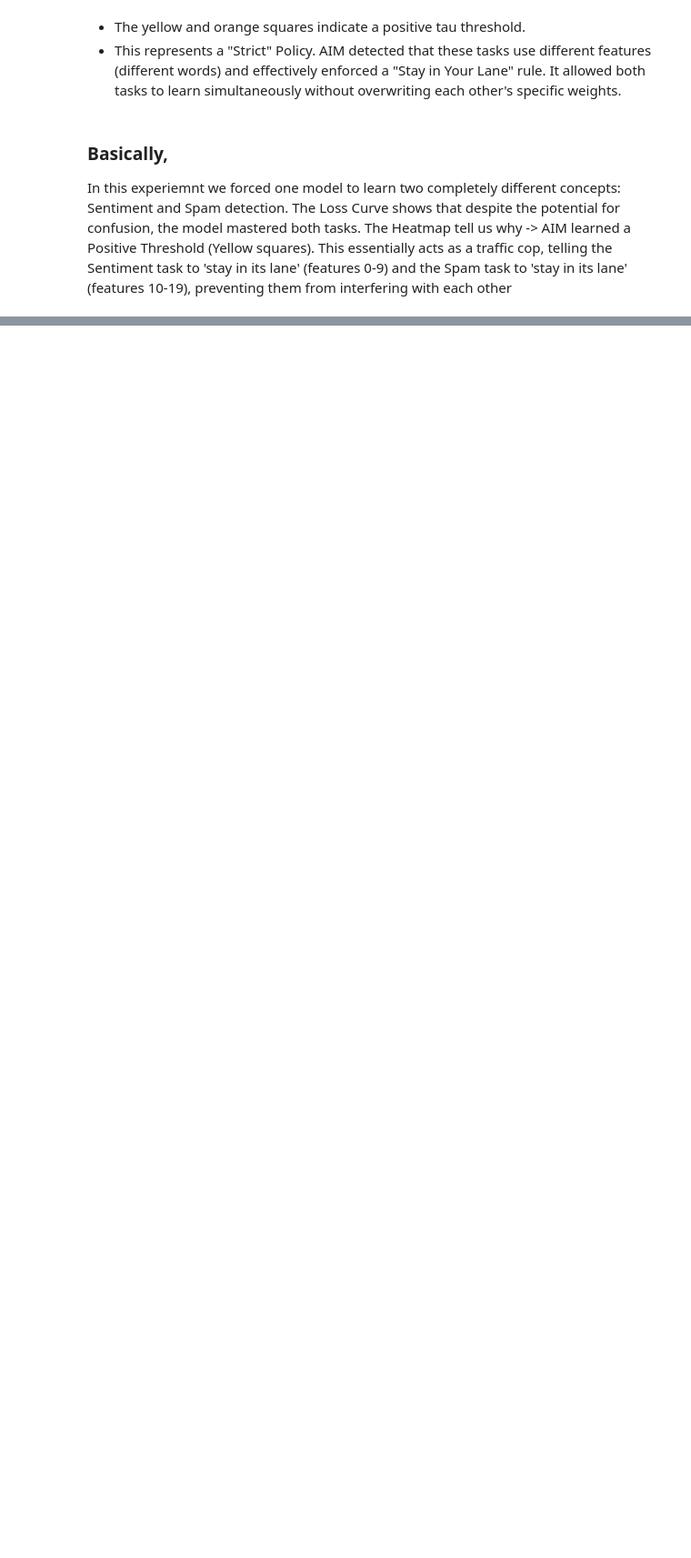
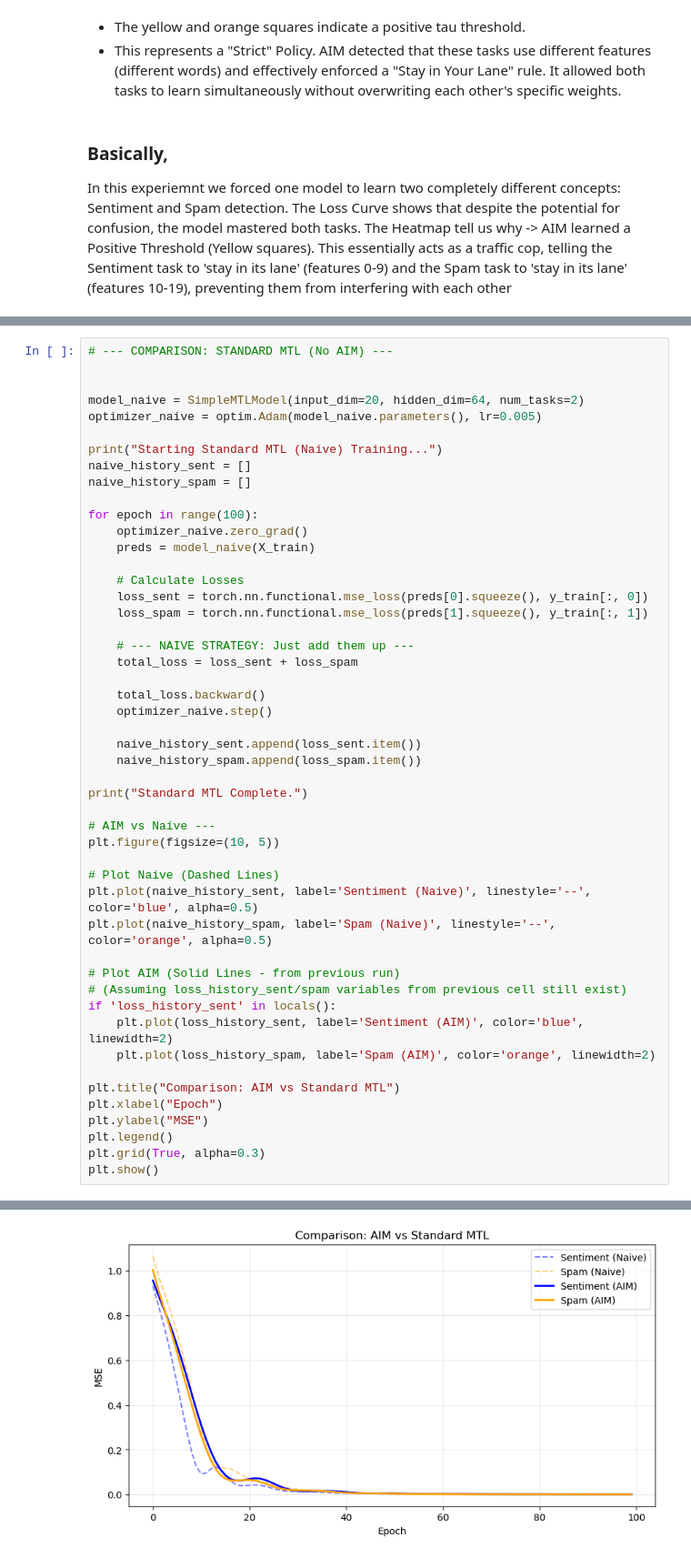
Before and after one commit to RayyanMinhaj/Adaptive-Intervention-for-MTL-and-other-Experiments, a Jupyter notebook: MTL-and-Experiments.ipynb, the cells around one changed output, grey strips where cells are left out. Shown at 91% size. Saved outputs shown, nothing was run; the diff lists cells and outputs as text; blank space fills up the shorter version.

Commit message:
Exp 2 comparison with naive

```diff
--- a/MTL-and-Experiments.ipynb
+++ b/MTL-and-Experiments.ipynb
@@ -1012,0 +1015,50 @@ In this experiemnt we forced one model to learn two completely different concept
+# %%
+# --- COMPARISON: STANDARD MTL (No AIM) ---
+
+
+model_naive = SimpleMTLModel(input_dim=20, hidden_dim=64, num_tasks=2)
+optimizer_naive = optim.Adam(model_naive.parameters(), lr=0.005)
+
+print("Starting Standard MTL (Naive) Training...")
+naive_history_sent = []
+naive_history_spam = []
+
+for epoch in range(100):
+    optimizer_naive.zero_grad()
+    preds = model_naive(X_train)
+
+    # Calculate Losses
+    loss_sent = torch.nn.functional.mse_loss(preds[0].squeeze(), y_train[:, 0])
+    loss_spam = torch.nn.functional.mse_loss(preds[1].squeeze(), y_train[:, 1])
+
+    # --- NAIVE STRATEGY: Just add them up ---
+    total_loss = loss_sent + loss_spam
+
+    total_loss.backward()
+    optimizer_naive.step()
+
+    naive_history_sent.append(loss_sent.item())
+    naive_history_spam.append(loss_spam.item())
+
+print("Standard MTL Complete.")
+
+# AIM vs Naive ---
+plt.figure(figsize=(10, 5))
+
+# Plot Naive (Dashed Lines)
+plt.plot(naive_history_sent, label='Sentiment (Naive)', linestyle='--', color='blue', alpha=0.5)
+plt.plot(naive_history_spam, label='Spam (Naive)', linestyle='--', color='orange', alpha=0.5)
+
+# Plot AIM (Solid Lines - from previous run)
+# (Assuming loss_history_sent/spam variables from previous cell still exist)
+if 'loss_history_sent' in locals():
+    plt.plot(loss_history_sent, label='Sentiment (AIM)', color='blue', linewidth=2)
+    plt.plot(loss_history_spam, label='Spam (AIM)', color='orange', linewidth=2)
+
+plt.title("Comparison: AIM vs Standard MTL")
+plt.xlabel("Epoch")
+plt.ylabel("MSE")
+plt.legend()
+plt.grid(True, alpha=0.3)
+plt.show()
+# %% [output]
@@ -1012,0 +1067 @@ In this experiemnt we forced one model to learn two completely different concept
+[figure, added]
```
Also changed, not shown: parts of 5 cells of this notebook.
